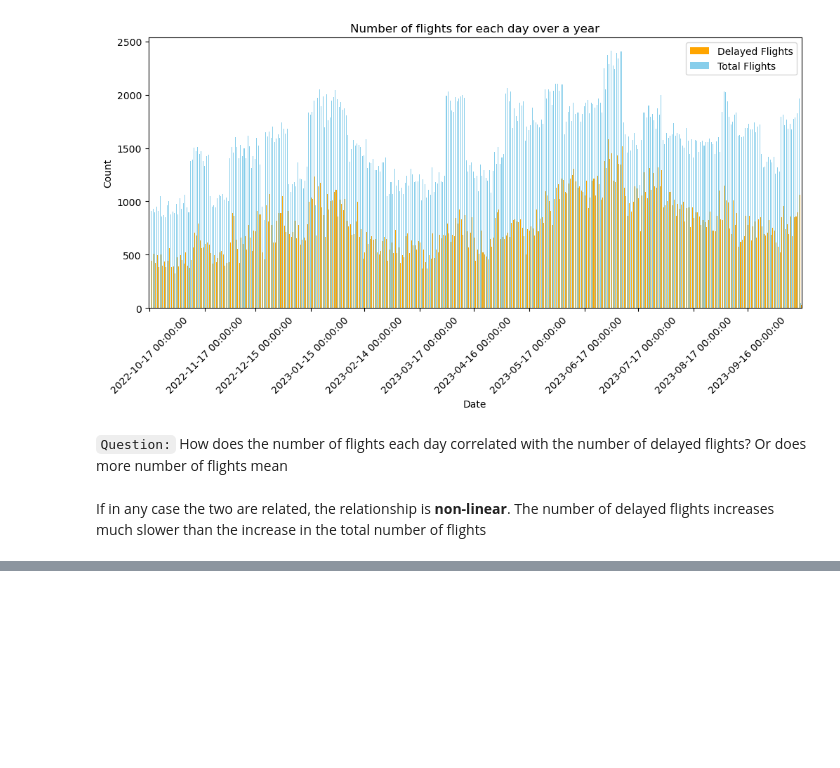
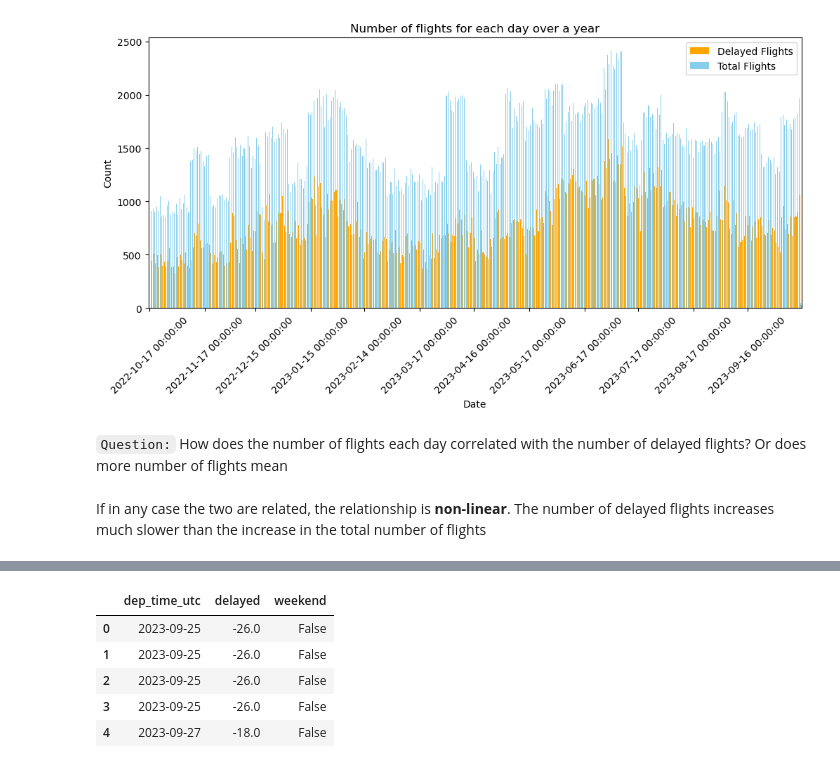
Before and after one commit to jkruke/airline-delay-prediction, a Jupyter notebook: analysis/delay-big.ipynb, the cells around one changed output, grey strips where cells are left out. Drawn from its saved outputs; the diff is of its cells as text; code cells hidden in the pictures; blank space fills up the shorter version.

```diff
--- a/analysis/delay-big.ipynb
+++ b/analysis/delay-big.ipynb
@@ -258,0 +291,10 @@ If in any case the two are related, the relationship is **non-linear**. The numb
+# %%
+date_n_delay2['weekend'] = date_n_delay2['dep_time_utc'].apply(is_weekend)
+date_n_delay2.head()
+# %% [output]
+|  | dep_time_utc | delayed | weekend |
+| 0 | 2023-09-25 | -26.0 | False |
+| 1 | 2023-09-25 | -26.0 | False |
+| 2 | 2023-09-25 | -26.0 | False |
+| 3 | 2023-09-25 | -26.0 | False |
+| 4 | 2023-09-27 | -18.0 | False |
```
Also changed, not shown: parts of 17 cells of this notebook.
